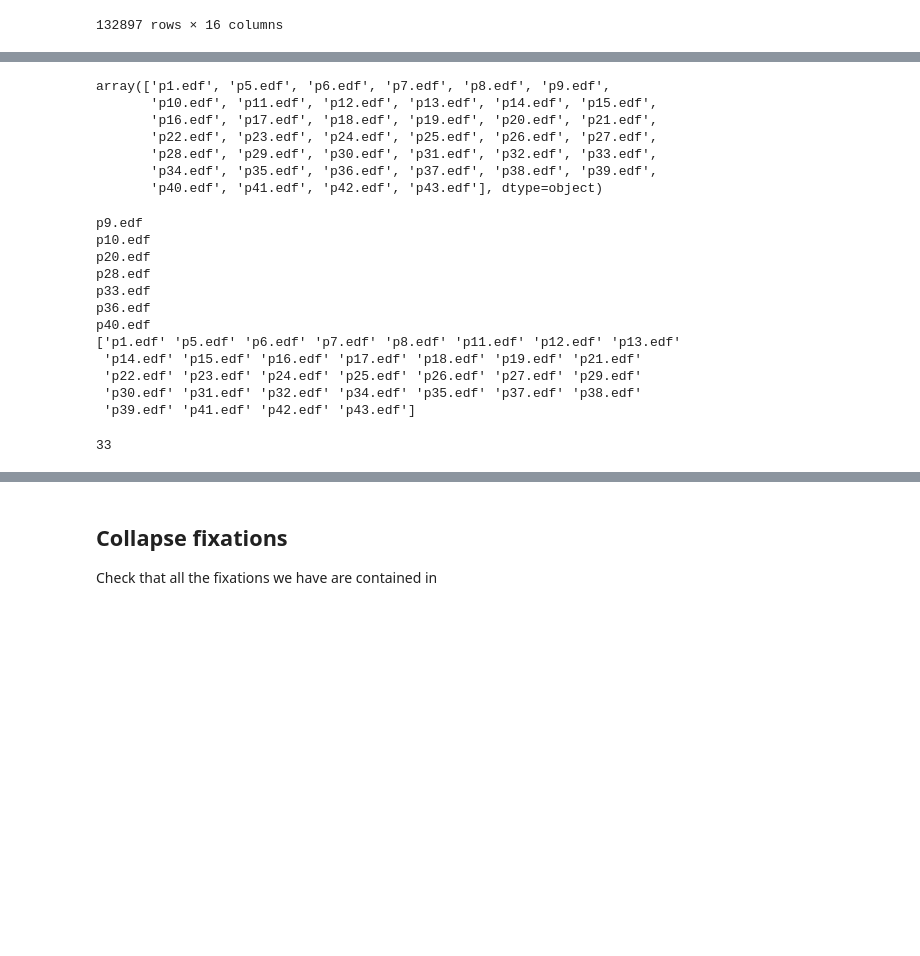
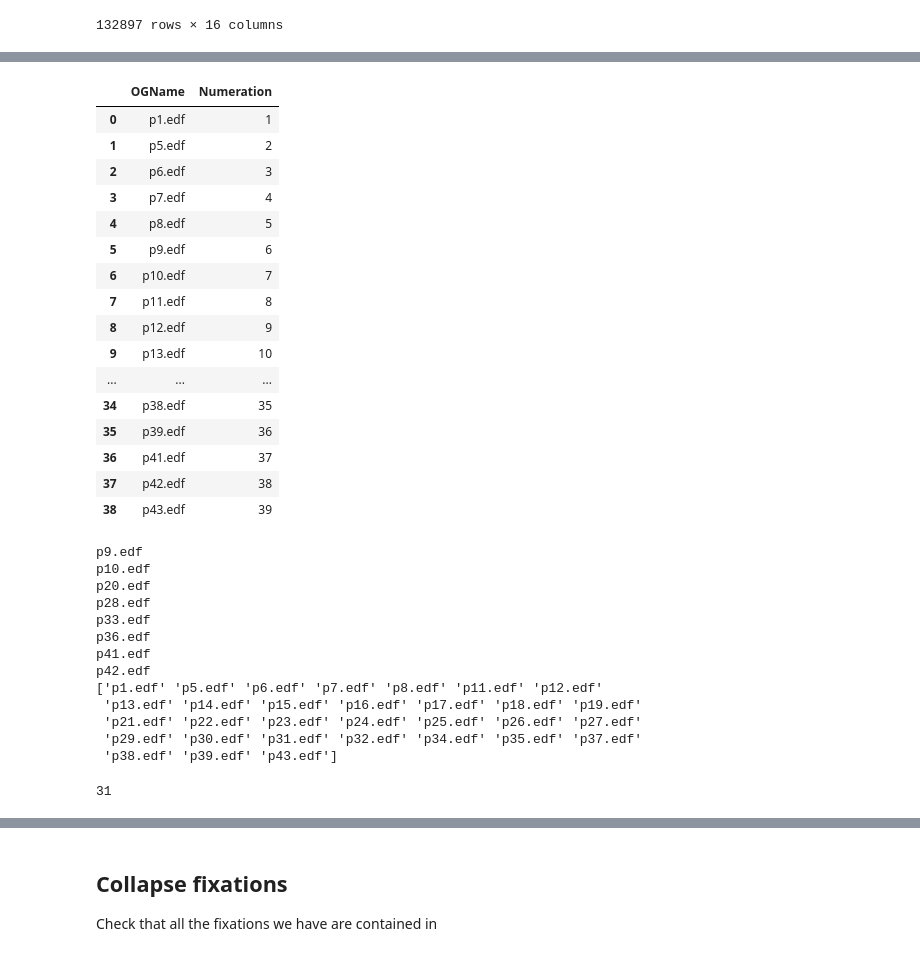
Before and after one commit to pradysepulveda/FF2018, a Jupyter notebook: FixationCSVGenerator.ipynb, the cells around one changed output, grey strips where cells are left out. Saved outputs shown, nothing was run; the diff lists cells and outputs as text; code cells hidden in the pictures; blank space fills up the shorter version.

```diff
--- a/FixationCSVGenerator.ipynb
+++ b/FixationCSVGenerator.ipynb
@@ -19,13 +19,13 @@ import pylab
 # %% [markdown]
 # Import Fixation reports
 # %%
-path_fixat ="/Users/bdmlab/OneDrive - University College London/PhD Projects/FoodFramingValue/Reports/Fixations_FullReport_RTfix_v4.txt"
+path_fixat ="/Users/pradyumna/OneDrive - University College London/PhD Projects/FoodFramingValue/Reports/Fixations_FullReport_RTfix_v4.txt"
 # load csv for IA and Sacc
 fixat_data = [pd.read_csv(path_fixat, sep="\t")]
 # Concatenate to generate frames
 fixat_data = pd.concat(fixat_data)
 
-path_mssg ="/Users/bdmlab/OneDrive - University College London/PhD Projects/FoodFramingValue/Reports/Messages_FullReport_v1.txt"
+path_mssg ="/Users/pradyumna/OneDrive - University College London/PhD Projects/FoodFramingValue/Reports/Messages_FullReport_v1.txt"
 # load csv for IA and Sacc
 mssg_data = [pd.read_csv(path_mssg, sep="\t")]
 # Concatenate to generate frames
@@ -75,23 +85,40 @@ Number of participants: 40
 Number of trials: 240
-# %%
-participant
-# %% [output]
-array(['p1.edf', 'p5.edf', 'p6.edf', 'p7.edf', 'p8.edf', 'p9.edf',
-       'p10.edf', 'p11.edf', 'p12.edf', 'p13.edf', 'p14.edf', 'p15.edf',
-       'p16.edf', 'p17.edf', 'p18.edf', 'p19.edf', 'p20.edf', 'p21.edf',
-       'p22.edf', 'p23.edf', 'p24.edf', 'p25.edf', 'p26.edf', 'p27.edf',
-       'p28.edf', 'p29.edf', 'p30.edf', 'p31.edf', 'p32.edf', 'p33.edf',
-       'p34.edf', 'p35.edf', 'p36.edf', 'p37.edf', 'p38.edf', 'p39.edf',
-       'p40.edf', 'p41.edf', 'p42.edf', 'p43.edf'], dtype=object)
+# %%
+names_frame = pd.DataFrame({'OGName':participant,'Numeration':range(1,40)})
+names_frame
+# %% [output]
+|  | OGName | Numeration |
+| 0 | p1.edf | 1 |
+| 1 | p5.edf | 2 |
+| 2 | p6.edf | 3 |
+| 3 | p7.edf | 4 |
+| 4 | p8.edf | 5 |
+| 5 | p9.edf | 6 |
+| 6 | p10.edf | 7 |
+| 7 | p11.edf | 8 |
+| 8 | p12.edf | 9 |
+| 9 | p13.edf | 10 |
+| ... | ... | ... |
+| 34 | p38.edf | 35 |
+| 35 | p39.edf | 36 |
+| 36 | p41.edf | 37 |
+| 37 | p42.edf | 38 |
+| 38 | p43.edf | 39 |
 # %%
 # From BlinkMatrix (from FoodFrameAnalysis.ipnyb) we find that we have to take out participants
-Part2Delete = ['p9.edf' , 'p10.edf' , 'p20.edf' , 'p28.edf', 'p33.edf' , 'p36.edf', 'p40.edf']
+
+# In terms of particpant numeration the participants to be elimnated are
+# 6, 7, 17, 25, 30, 33,37,38
+
+Part2Delete = ['p9.edf' , 'p10.edf' , 'p20.edf' , 'p28.edf', 'p33.edf' , 'p36.edf','p41.edf','p42.edf']
 for i in Part2Delete:
     print(i)
     fixat_data = fixat_data[(fixat_data.DATA_FILE != i)]
     mssg_data = mssg_data[(mssg_data.DATA_FILE != i)]
+    names_frame = names_frame[names_frame.OGName != i]
 
 participant =  fixat_data["DATA_FILE"].unique()
+
 print(fixat_data["DATA_FILE"].unique())
 len(fixat_data["DATA_FILE"].unique())
 # %% [output]
@@ -101,12 +128,13 @@ p20.edf
 p28.edf
 p33.edf
 p36.edf
-p40.edf
-['p1.edf' 'p5.edf' 'p6.edf' 'p7.edf' 'p8.edf' 'p11.edf' 'p12.edf' 'p13.edf'
- 'p14.edf' 'p15.edf' 'p16.edf' 'p17.edf' 'p18.edf' 'p19.edf' 'p21.edf'
- 'p22.edf' 'p23.edf' 'p24.edf' 'p25.edf' 'p26.edf' 'p27.edf' 'p29.edf'
- 'p30.edf' 'p31.edf' 'p32.edf' 'p34.edf' 'p35.edf' 'p37.edf' 'p38.edf'
- 'p39.edf' 'p41.edf' 'p42.edf' 'p43.edf']
+p41.edf
+p42.edf
+['p1.edf' 'p5.edf' 'p6.edf' 'p7.edf' 'p8.edf' 'p11.edf' 'p12.edf'
+ 'p13.edf' 'p14.edf' 'p15.edf' 'p16.edf' 'p17.edf' 'p18.edf' 'p19.edf'
+ 'p21.edf' 'p22.edf' 'p23.edf' 'p24.edf' 'p25.edf' 'p26.edf' 'p27.edf'
+ 'p29.edf' 'p30.edf' 'p31.edf' 'p32.edf' 'p34.edf' 'p35.edf' 'p37.edf'
+ 'p38.edf' 'p39.edf' 'p43.edf']
-33
+31
 # %%
 # I used 0 for blank fixations, 1 for left, 2 for right, 3 for center.
```
Also changed, not shown: parts of 12 cells of this notebook, 52 other files.
